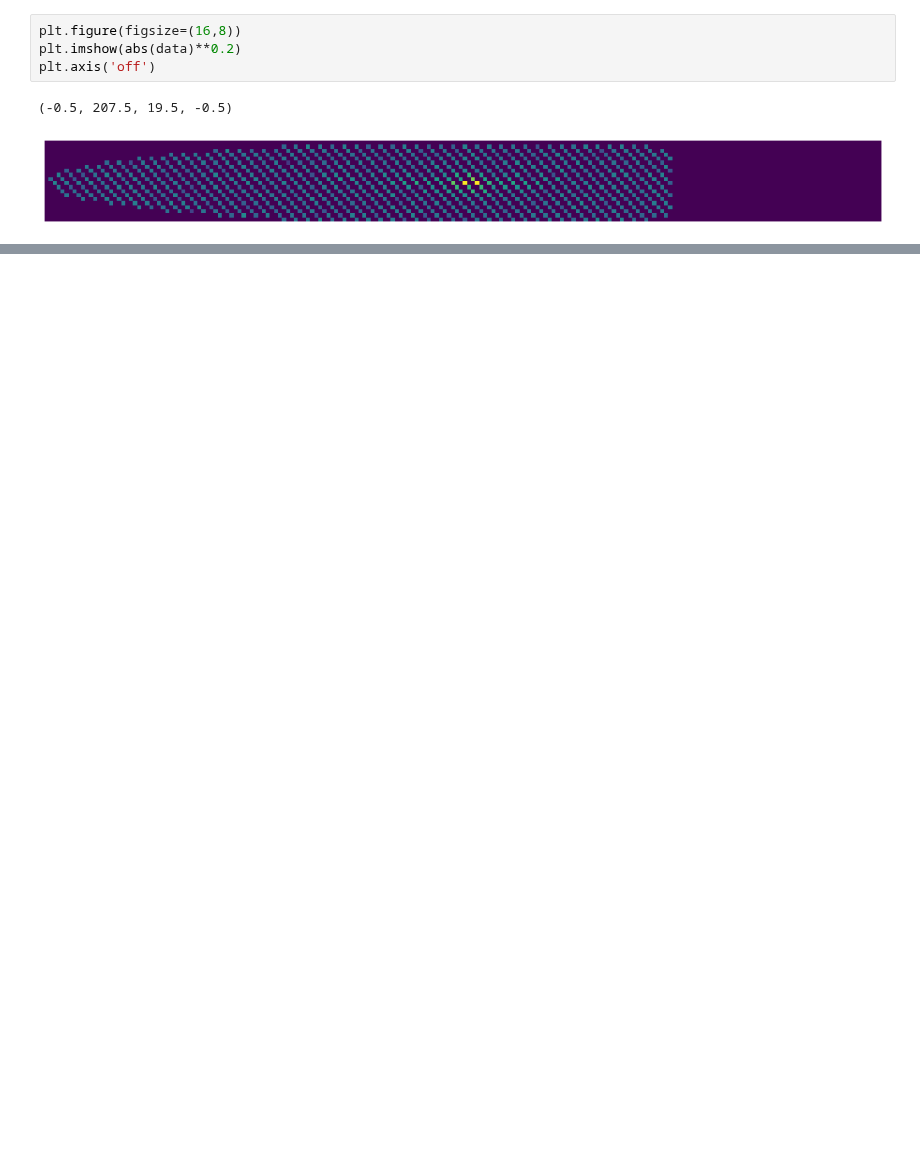
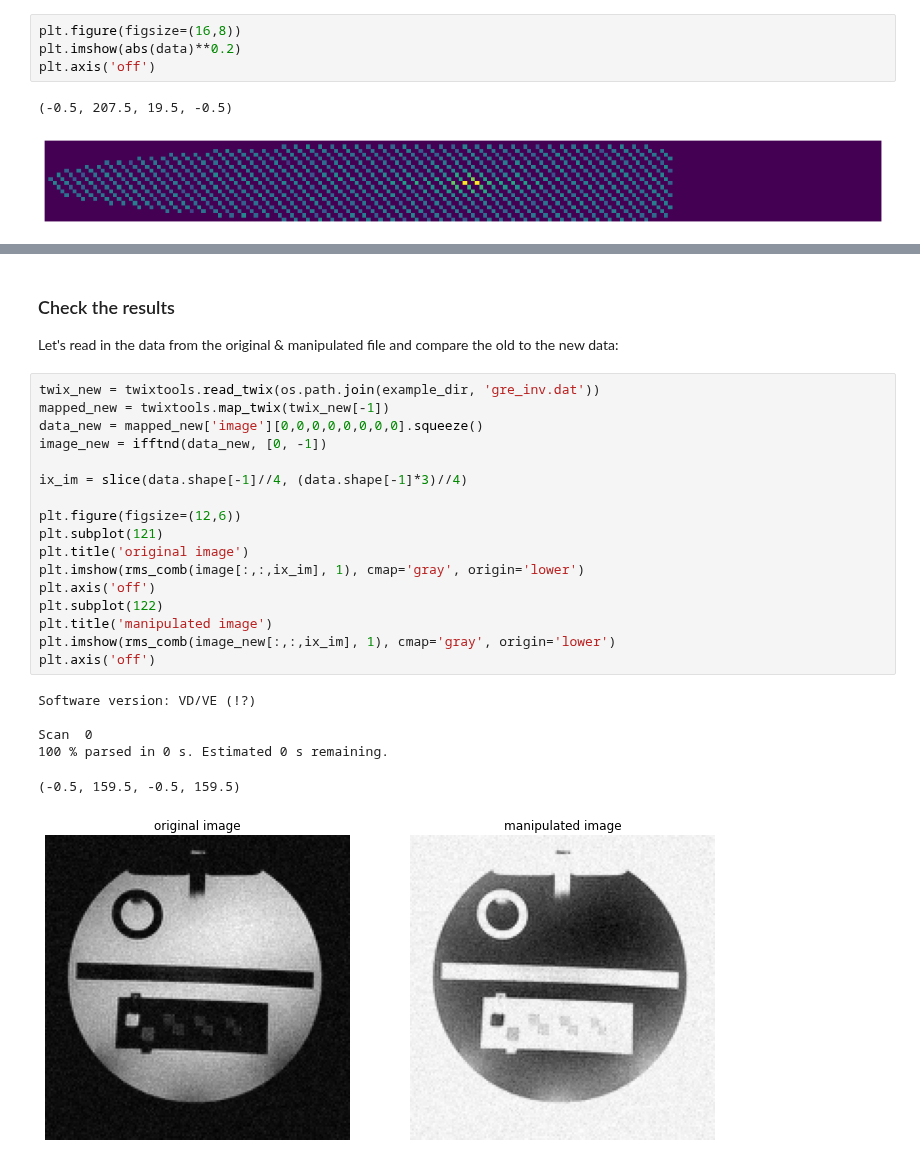
Before and after one commit to pehses/twixtools, a Jupyter notebook: demo/recon_example.ipynb, the cells around one changed output, grey strips where cells are left out. Cells and saved outputs as stored; diff of their text form; blank space fills up the shorter version.

```diff
--- a/demo/recon_example.ipynb
+++ b/demo/recon_example.ipynb
@@ -319,0 +415,27 @@ mdhLC = [("ushLine", "<u2"),
+# %% [markdown]
+### Check the results
+Let's read in the data from the original & manipulated file and compare the old to the new data:
+# %%
+twix_new = twixtools.read_twix(os.path.join(example_dir, 'gre_inv.dat'))
+mapped_new = twixtools.map_twix(twix_new[-1])
+data_new = mapped_new['image'][0,0,0,0,0,0,0,0].squeeze()
+image_new = ifftnd(data_new, [0, -1])
+
+ix_im = slice(data.shape[-1]//4, (data.shape[-1]*3)//4)
+
+plt.figure(figsize=(12,6))
+plt.subplot(121)
+plt.title('original image')
+plt.imshow(rms_comb(image[:,:,ix_im], 1), cmap='gray', origin='lower')
+plt.axis('off')
+plt.subplot(122)
+plt.title('manipulated image')
+plt.imshow(rms_comb(image_new[:,:,ix_im], 1), cmap='gray', origin='lower')
+plt.axis('off')
+# %% [output]
+Software version: VD/VE (!?)
+
+Scan  0
+100 % parsed in 0 s. Estimated 0 s remaining.
+(-0.5, 159.5, -0.5, 159.5)
+[figure, added]
```
Also changed, not shown: parts of 39 cells of this notebook, 1 other file.
